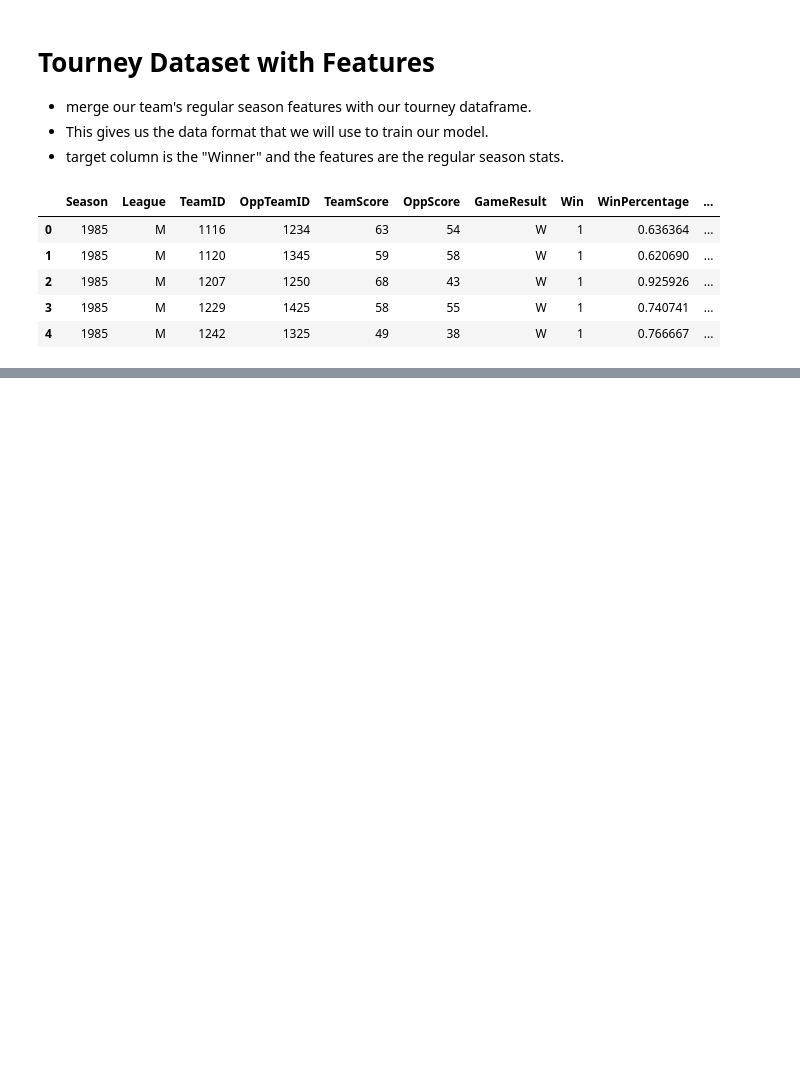
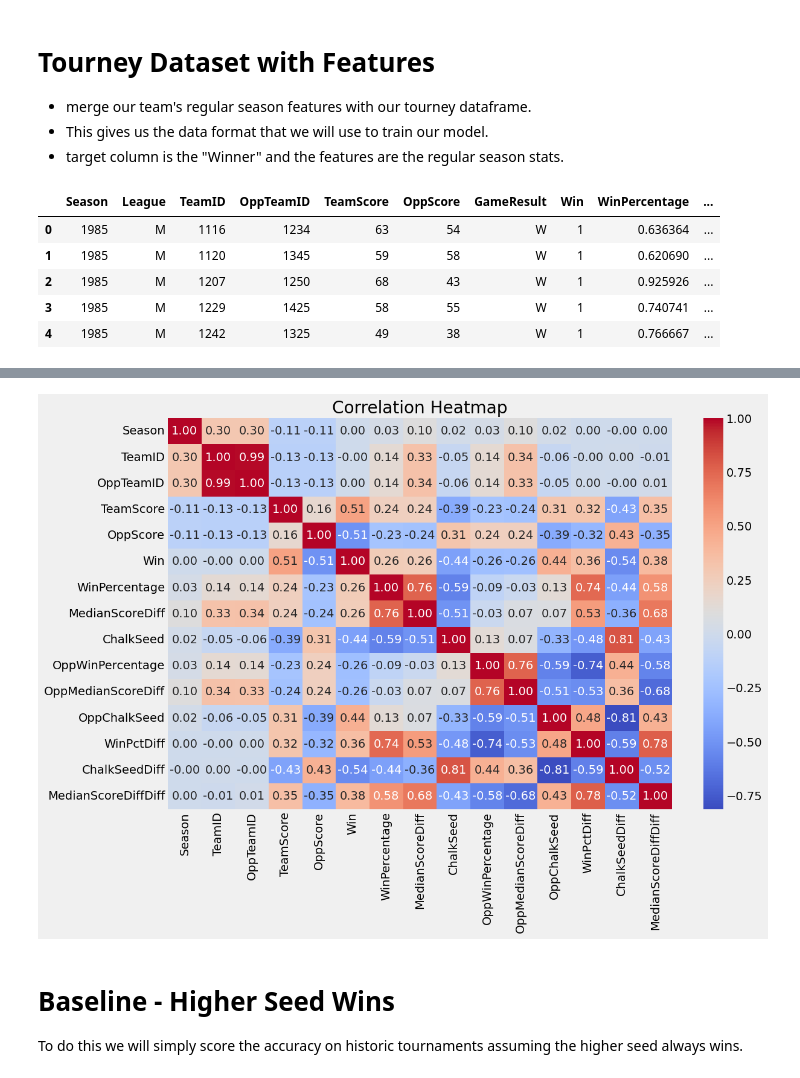
Before and after one commit to Shubhampalav017/Basketball_Bracket_Forecasting_2024, a Jupyter notebook: basketball-bracket-forecasting-2024ml.ipynb, the cells around one changed output, grey strips where cells are left out. Drawn from its saved outputs; the diff is of its cells as text; code cells hidden in the pictures; blank space fills up the shorter version.

```diff
--- a/basketball-bracket-forecasting-2024ml.ipynb
+++ b/basketball-bracket-forecasting-2024ml.ipynb
@@ -236,0 +330,13 @@ df_historic_tourney_features.head()
+# %%
+# Plot correlation heatmap
+plt.figure(figsize=(12, 8))
+correlation_matrix = df_historic_tourney_features[numerical_features].corr()
+sns.heatmap(correlation_matrix, annot=True, cmap='coolwarm', fmt='.2f')
+plt.title('Correlation Heatmap')
+plt.show()
+# %% [output]
+[figure, added]
+# %% [markdown]
+# Baseline - Higher Seed Wins
+
+To do this we will simply score the accuracy on historic tournaments assuming the higher seed always wins.
```
Also changed, not shown: parts of 9 cells of this notebook.
